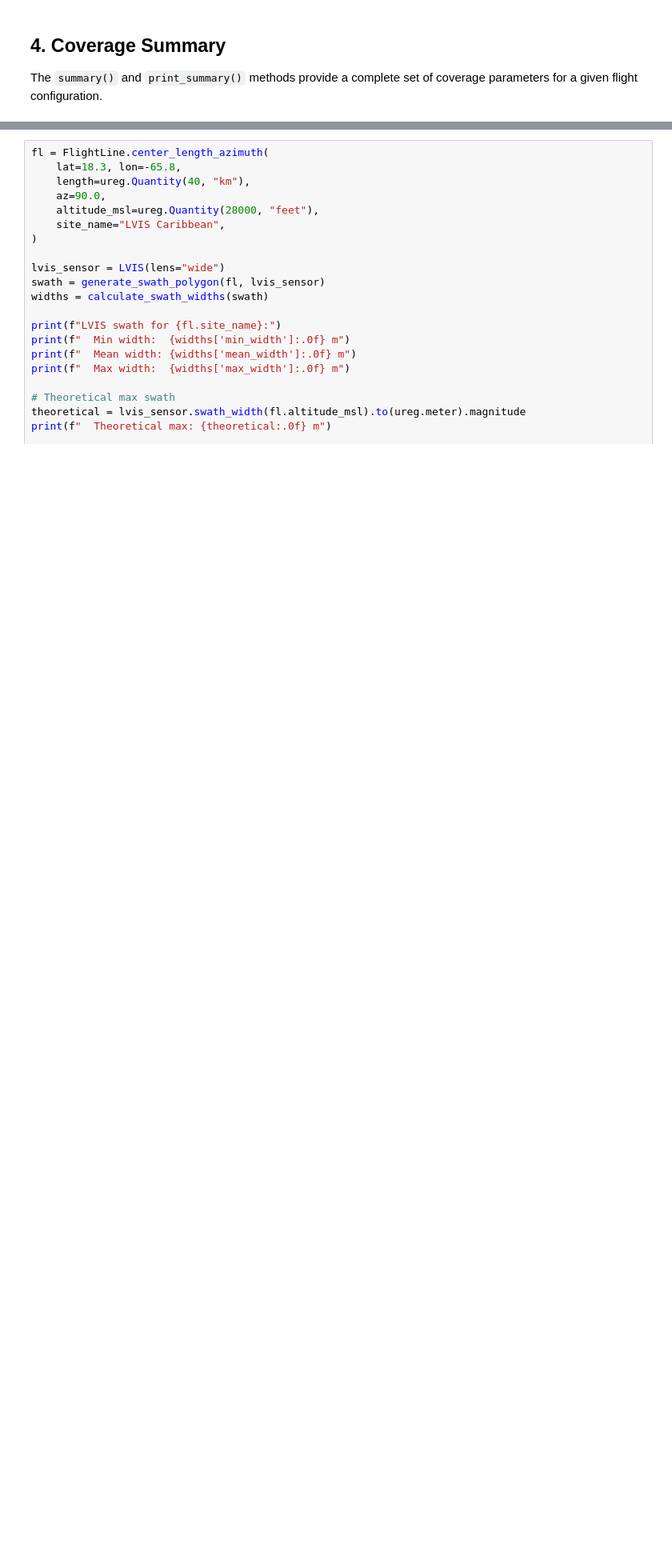
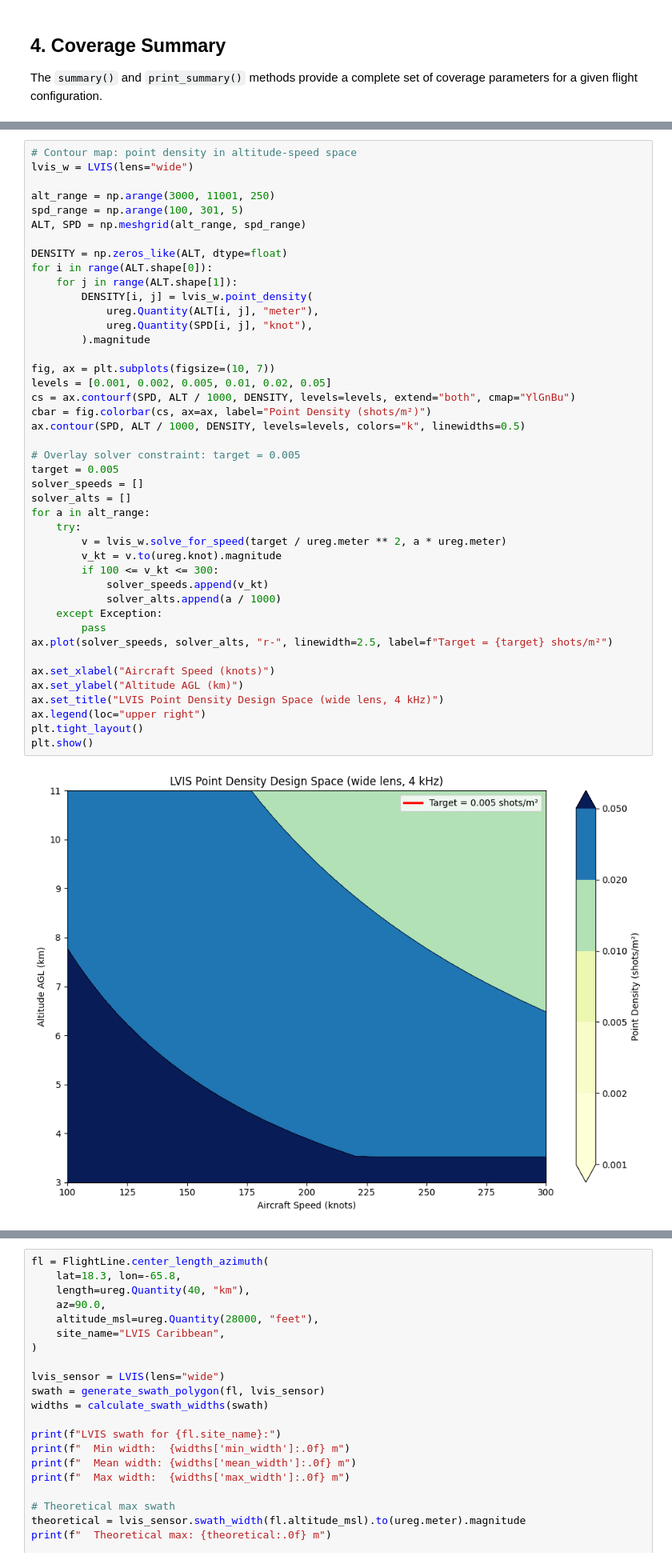
Before and after one commit to ryanpavlick/hyplan, a Jupyter notebook: notebooks/lidar_lvis_planning.ipynb, the cells around one changed output, grey strips where cells are left out. Shown at 80% size. Cells and saved outputs as stored; diff of their text form; blank space fills up the shorter version.

```diff
--- a/notebooks/lidar_lvis_planning.ipynb
+++ b/notebooks/lidar_lvis_planning.ipynb
@@ -199 +325,46 @@ plt.show()
+# %%
+# Contour map: point density in altitude-speed space
+lvis_w = LVIS(lens="wide")
+
+alt_range = np.arange(3000, 11001, 250)
+spd_range = np.arange(100, 301, 5)
+ALT, SPD = np.meshgrid(alt_range, spd_range)
+
+DENSITY = np.zeros_like(ALT, dtype=float)
+for i in range(ALT.shape[0]):
+    for j in range(ALT.shape[1]):
+        DENSITY[i, j] = lvis_w.point_density(
+            ureg.Quantity(ALT[i, j], "meter"),
+            ureg.Quantity(SPD[i, j], "knot"),
+        ).magnitude
+
+fig, ax = plt.subplots(figsize=(10, 7))
+levels = [0.001, 0.002, 0.005, 0.01, 0.02, 0.05]
+cs = ax.contourf(SPD, ALT / 1000, DENSITY, levels=levels, extend="both", cmap="YlGnBu")
+cbar = fig.colorbar(cs, ax=ax, label="Point Density (shots/m²)")
+ax.contour(SPD, ALT / 1000, DENSITY, levels=levels, colors="k", linewidths=0.5)
+
+# Overlay solver constraint: target = 0.005
+target = 0.005
+solver_speeds = []
+solver_alts = []
+for a in alt_range:
+    try:
+        v = lvis_w.solve_for_speed(target / ureg.meter ** 2, a * ureg.meter)
+        v_kt = v.to(ureg.knot).magnitude
+        if 100 <= v_kt <= 300:
+            solver_speeds.append(v_kt)
+            solver_alts.append(a / 1000)
+    except Exception:
+        pass
+ax.plot(solver_speeds, solver_alts, "r-", linewidth=2.5, label=f"Target = {target} shots/m²")
+
+ax.set_xlabel("Aircraft Speed (knots)")
+ax.set_ylabel("Altitude AGL (km)")
+ax.set_title("LVIS Point Density Design Space (wide lens, 4 kHz)")
+ax.legend(loc="upper right")
+plt.tight_layout()
+plt.show()
+# %% [output]
+[figure, added]
 # %% [markdown]
```
Also changed, not shown: parts of 19 cells of this notebook, 3 other files.
